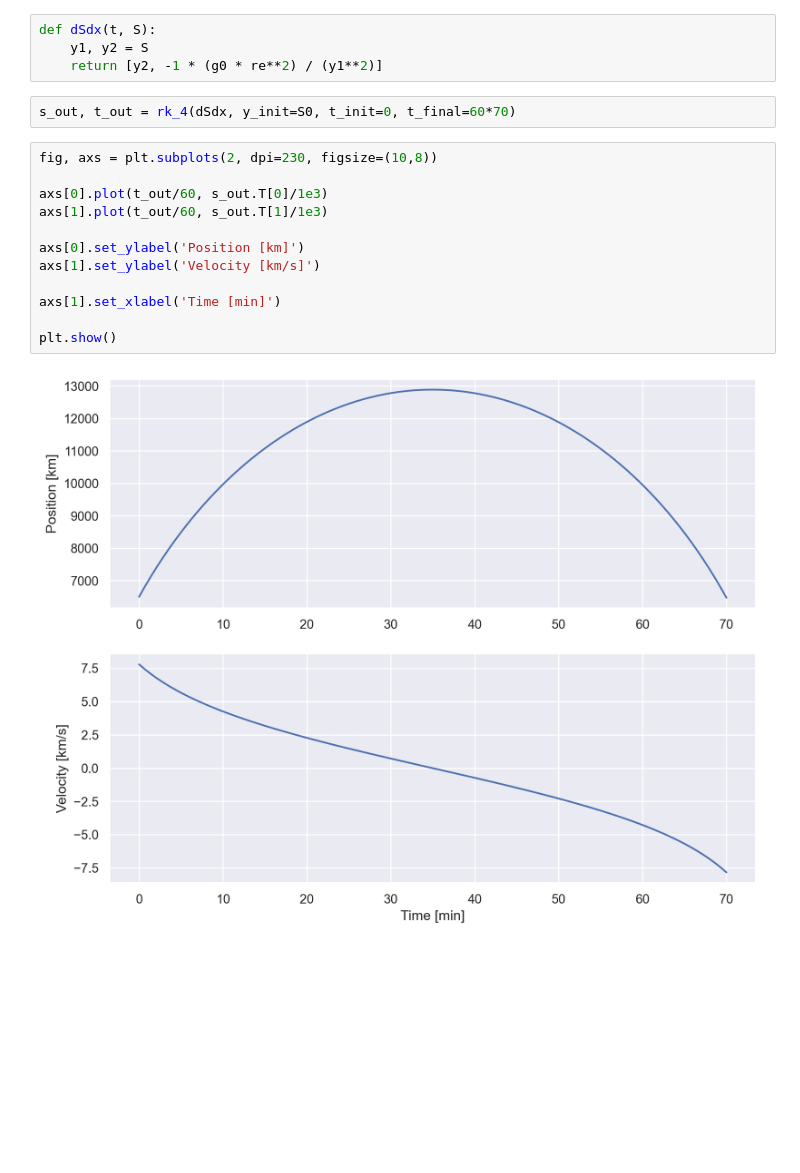
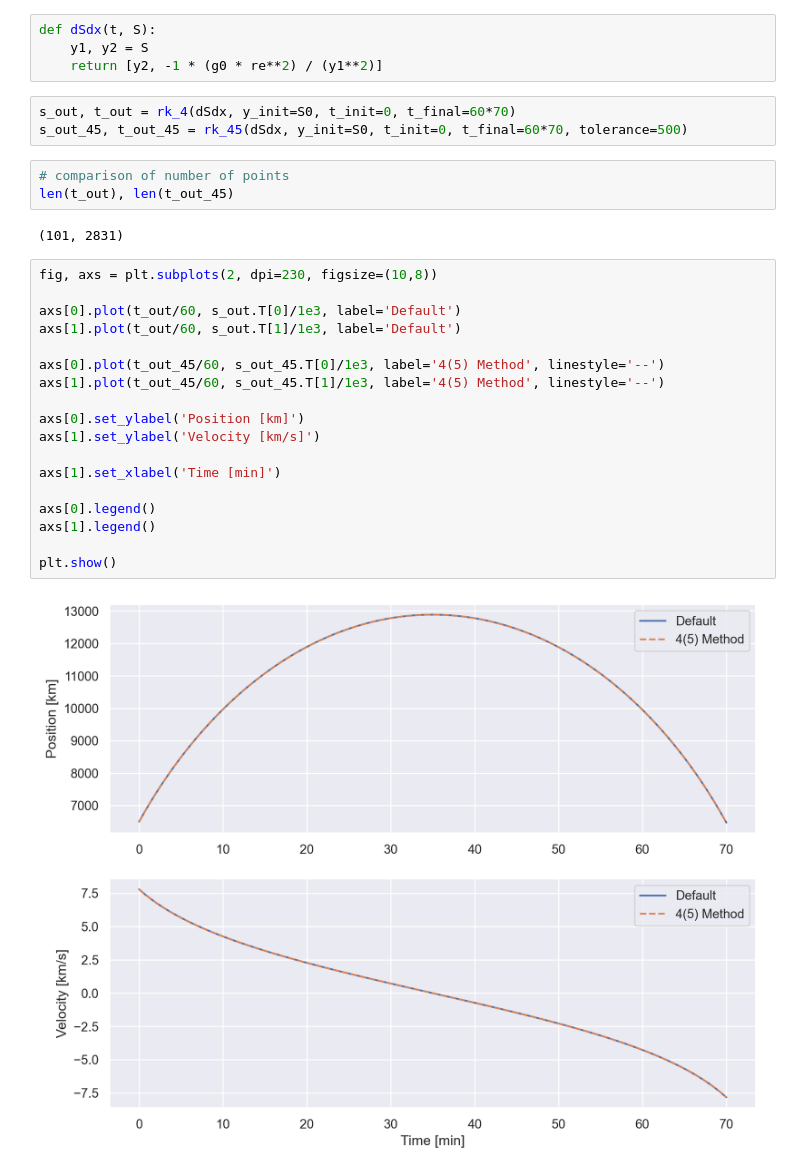
Before and after one commit to MichaszJ/scripts, a Jupyter notebook: Numerical-Methods/usage.ipynb, the cells around one changed output. Drawn from its saved outputs; the diff is of its cells as text; blank space fills up the shorter version.

Commit message:
improved rk_45 method

```diff
--- a/Numerical-Methods/usage.ipynb
+++ b/Numerical-Methods/usage.ipynb
@@ -104,17 +104,29 @@ def dSdx(t, S):
     return [y2, -1 * (g0 * re**2) / (y1**2)]
 # %%
 s_out, t_out = rk_4(dSdx, y_init=S0, t_init=0, t_final=60*70)
+s_out_45, t_out_45 = rk_45(dSdx, y_init=S0, t_init=0, t_final=60*70, tolerance=500)
+# %%
+# comparison of number of points
+len(t_out), len(t_out_45)
+# %% [output]
+(101, 2831)
 # %%
 fig, axs = plt.subplots(2, dpi=230, figsize=(10,8))
 
-axs[0].plot(t_out/60, s_out.T[0]/1e3)
-axs[1].plot(t_out/60, s_out.T[1]/1e3)
+axs[0].plot(t_out/60, s_out.T[0]/1e3, label='Default')
+axs[1].plot(t_out/60, s_out.T[1]/1e3, label='Default')
+
+axs[0].plot(t_out_45/60, s_out_45.T[0]/1e3, label='4(5) Method', linestyle='--')
+axs[1].plot(t_out_45/60, s_out_45.T[1]/1e3, label='4(5) Method', linestyle='--')
 
 axs[0].set_ylabel('Position [km]')
 axs[1].set_ylabel('Velocity [km/s]')
 
 axs[1].set_xlabel('Time [min]')
 
+axs[0].legend()
+axs[1].legend()
+
 plt.show()
 # %% [output]
-[figure, old version]
+[figure, new version]
```
Also changed, not shown: parts of 2 cells of this notebook, 1 other file.
